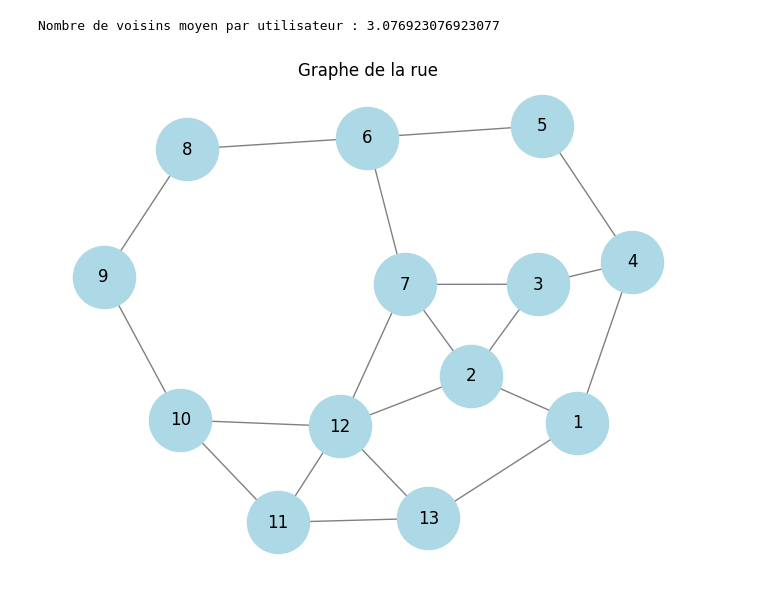
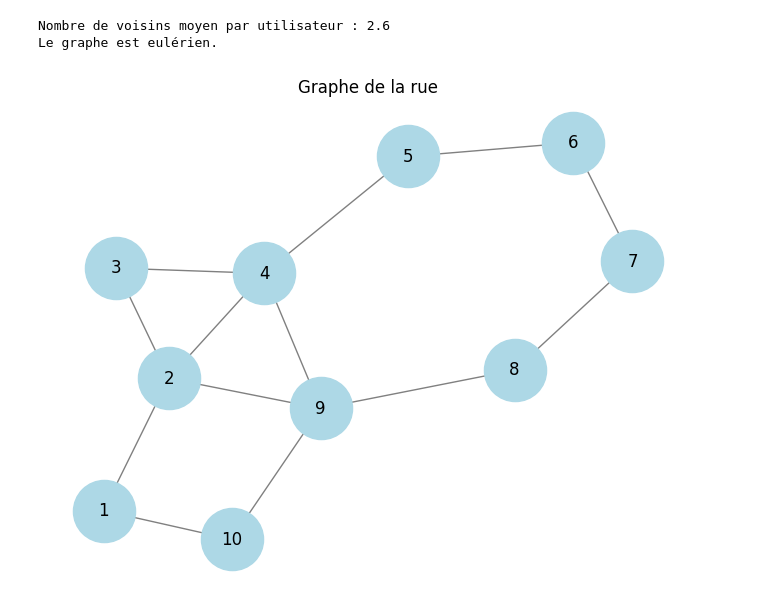
Before and after one commit to AirG213/Projet-Recherche-Operationnelle, a Jupyter notebook: Prosit1.ipynb, the cells around one changed output. Saved outputs shown, nothing was run; the diff lists cells and outputs as text; code cells hidden in the pictures.

Commit message:
Modif add new graphe

```diff
--- a/Prosit1.ipynb
+++ b/Prosit1.ipynb
@@ -8,45 +8,61 @@ G = nx.Graph()
 
 # users = []
 
 # randomNumber = random.randint(8, 20)
 
 # friendships = [[] for _ in range(randomNumber)]
 
 
 # for i in range(randomNumber):
 #     users.append(i+1)
 #     friendships[i].append(i+1)
 #     friendships[i].append(random.randint(8, randomNumber))
 
 
-users = [1, 2, 3, 4, 5, 6, 7, 8, 9, 10, 11, 12, 13]
+users = [1, 2, 3, 4, 5, 6, 7, 8, 9, 10]
 G.add_nodes_from(users)
 
-friendships = [(1, 2), (1, 4), (1, 13), #1
-               (2, 1), (2, 12), (2, 3), (2, 7), #2
-               (3, 2), (3, 7), (3, 4), #3
-               (4, 1), (4, 5), (4, 3), #4
+friendships = [(1, 2), (1, 10), #1
+               (2, 1), (2, 9), (2, 3), (2, 4), #2
+               (3, 2), (3, 4), #3
+               (4, 2), (4, 5), (4, 3), (4, 9), #4
                (5, 4), (5, 6), #5
-               (6, 5), (6, 8), (6, 7), #6
-               (7, 6), (7, 3), (7, 2), (7, 12), #7
-               (8, 6), (8, 9), #8
-               (9, 8), (9, 10), #9
-               (10, 9), (10, 11), (10, 12), #10
-               (11, 10), (11, 12), #11
-               (12, 2), (12, 10), (12, 7), (12, 13), #12
-               (13, 1), (13, 11), (13, 12),]
+               (6, 5), (6, 7), #6
+               (7, 6), (7, 8), #7
+               (8, 7), (8, 9), #8
+               (9, 8), (9, 10), (9, 2), (9, 4), #9
+               (10, 9), (10, 1),]
 
 G.add_edges_from(friendships)
+
+
+def isEulerian(graph):
+    if not nx.is_connected(graph):
+        return False
+
+    for node in graph.nodes:
+        if graph.degree[node] % 2 != 0:
+            return False
+
+    return True
+
 
 degrees = [val for (node, val) in G.degree()]
 averageNeighbors = sum(degrees) / len(degrees)
 
+
 print(f"Nombre de voisins moyen par utilisateur : {averageNeighbors}")
+
+if isEulerian(G):
+    print("Le graphe est eulérien.")
+else:
+    print("Le graphe n'est pas eulérien.")
 
 pos = nx.spring_layout(G)
 nx.draw(G, pos, with_labels=True, node_color='lightblue', node_size=2000, edge_color='gray')
 plt.title("Graphe de la rue")
 plt.show()
 # %% [output]
-Nombre de voisins moyen par utilisateur : 3.076923076923077
+Nombre de voisins moyen par utilisateur : 2.6
+Le graphe est eulérien.
-[figure, old version]
+[figure, new version]
```
